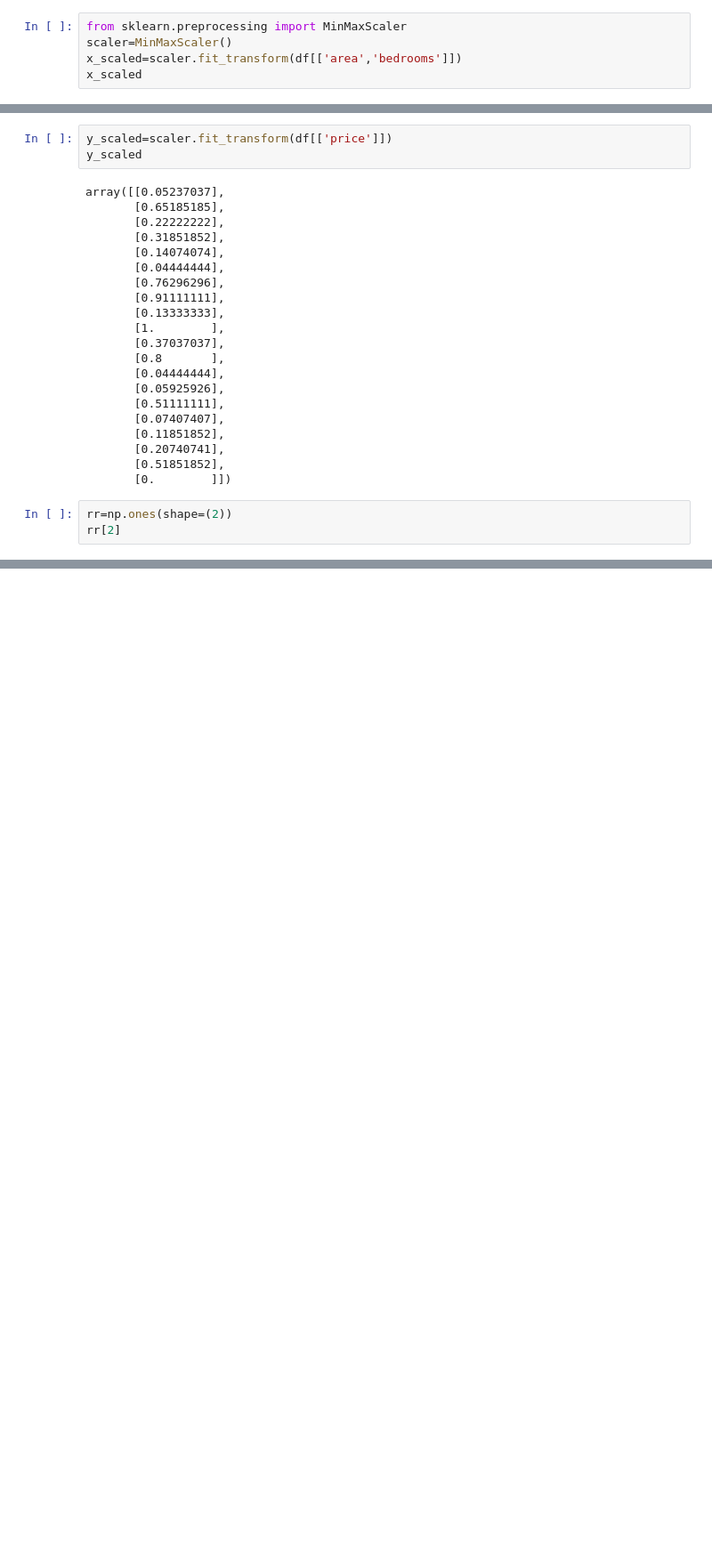
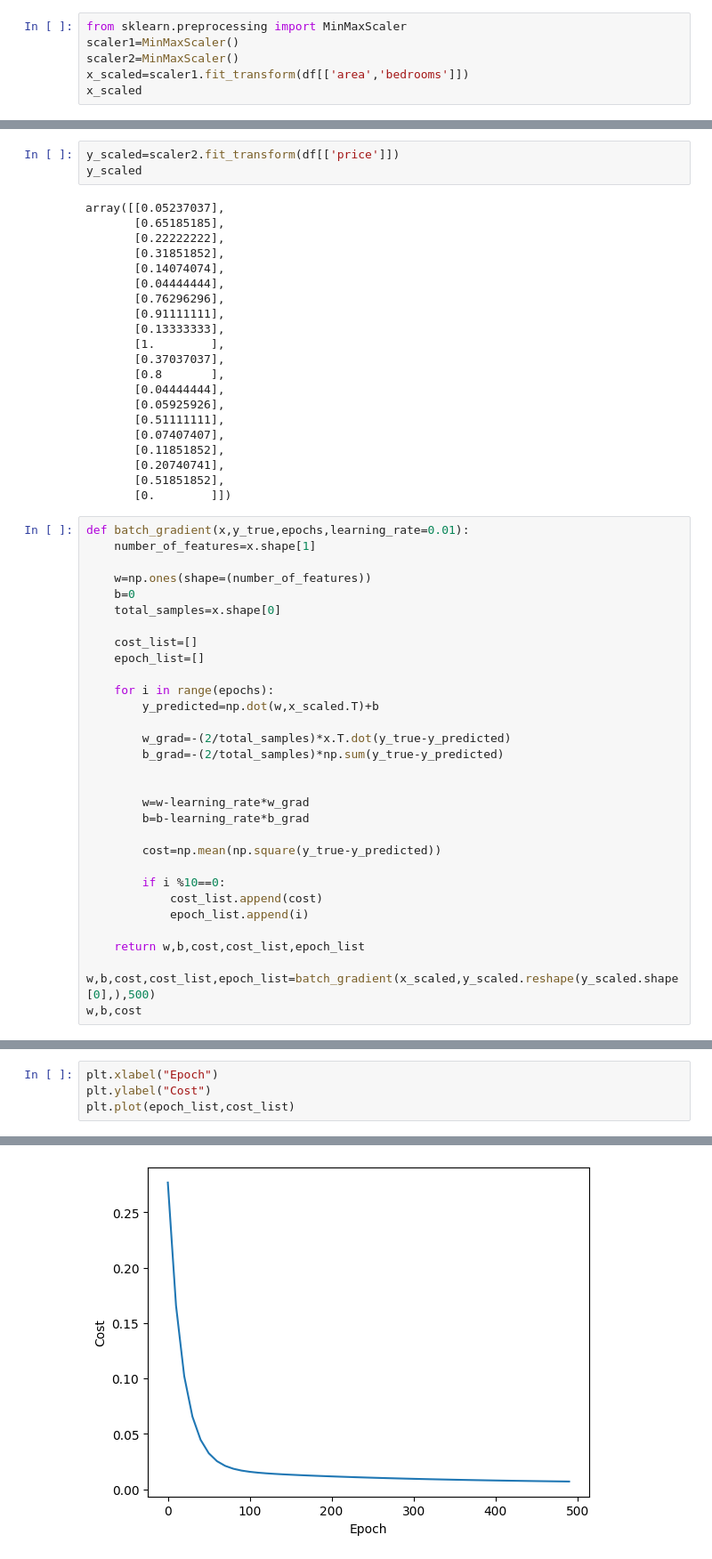
Before and after one commit to kevinmanjiladev/Deep-Learning-Projects, a Jupyter notebook: codebasics/types_of_gradient_descent.ipynb, the cells around one changed output, grey strips where cells are left out. Shown at 89% size. Cells and saved outputs as stored; diff of their text form; blank space fills up the shorter version.

```diff
--- a/codebasics/types_of_gradient_descent.ipynb
+++ b/codebasics/types_of_gradient_descent.ipynb
@@ -47,8 +47,9 @@ plt.plot(rng,norm.pdf(rng,df['area'].mean(),df['area'].std()))
 [figure]
 # %%
 from sklearn.preprocessing import MinMaxScaler
-scaler=MinMaxScaler()
-x_scaled=scaler.fit_transform(df[['area','bedrooms']])
+scaler1=MinMaxScaler()
+scaler2=MinMaxScaler()
+x_scaled=scaler1.fit_transform(df[['area','bedrooms']])
 x_scaled
 # %% [output]
 array([[0.08827586, 0.25      ],
@@ -72,7 +73,7 @@ array([[0.08827586, 0.25      ],
        [0.67931034, 0.5       ],
        [0.        , 0.        ]])
 # %%
-y_scaled=scaler.fit_transform(df[['price']])
+y_scaled=scaler2.fit_transform(df[['price']])
 y_scaled
 # %% [output]
 array([[0.05237037],
@@ -96,6 +97,34 @@ array([[0.05237037],
        [0.51851852],
        [0.        ]])
 # %%
-rr=np.ones(shape=(2))
-rr[2]
+def batch_gradient(x,y_true,epochs,learning_rate=0.01):
+    number_of_features=x.shape[1]
+
+    w=np.ones(shape=(number_of_features))
+    b=0
+    total_samples=x.shape[0]
+
+    cost_list=[]
+    epoch_list=[]
+
+    for i in range(epochs):
+        y_predicted=np.dot(w,x_scaled.T)+b
+
+        w_grad=-(2/total_samples)*x.T.dot(y_true-y_predicted)
+        b_grad=-(2/total_samples)*np.sum(y_true-y_predicted)
+
+
+        w=w-learning_rate*w_grad
+        b=b-learning_rate*b_grad
+
+        cost=np.mean(np.square(y_true-y_predicted))
+
+        if i %10==0:
+            cost_list.append(cost)
+            epoch_list.append(i)
+
+    return w,b,cost,cost_list,epoch_list
+
+w,b,cost,cost_list,epoch_list=batch_gradient(x_scaled,y_scaled.reshape(y_scaled.shape[0],),500)
+w,b,cost
 # %% [output]
@@ -102,0 +132,5 @@ IndexError: index 2 is out of bounds for axis 0 with size 2
+# %%
+plt.xlabel("Epoch")
+plt.ylabel("Cost")
+plt.plot(epoch_list,cost_list)
+# %% [output]
@@ -102,0 +138 @@ IndexError: index 2 is out of bounds for axis 0 with size 2
+[figure, added]
```
Also changed, not shown: parts of 3 cells of this notebook.
